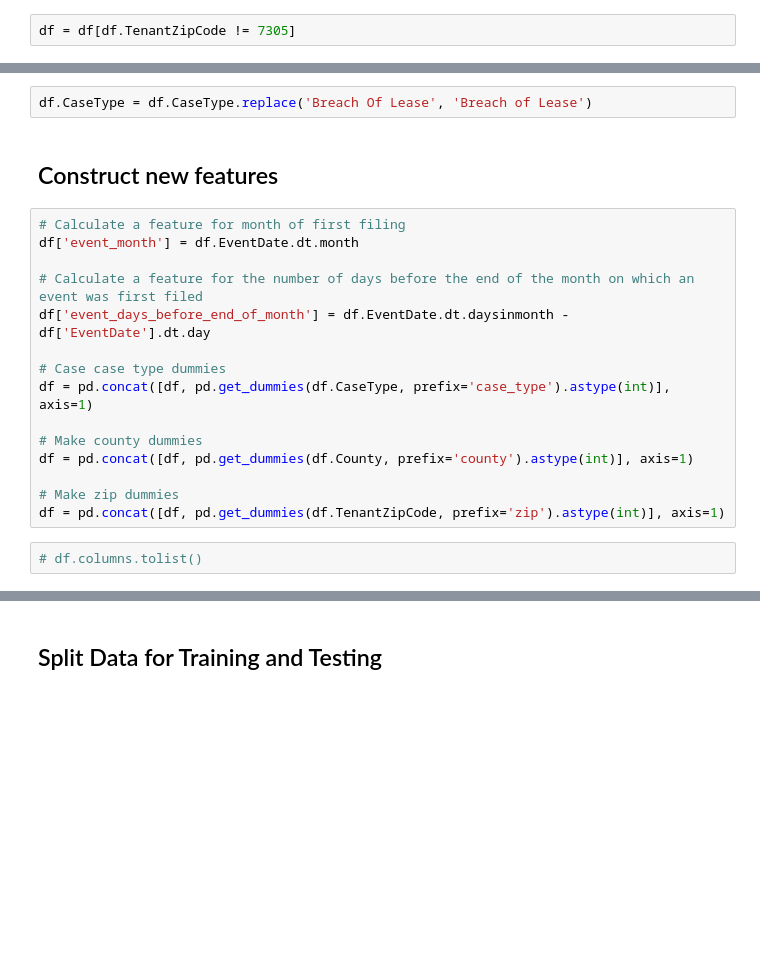
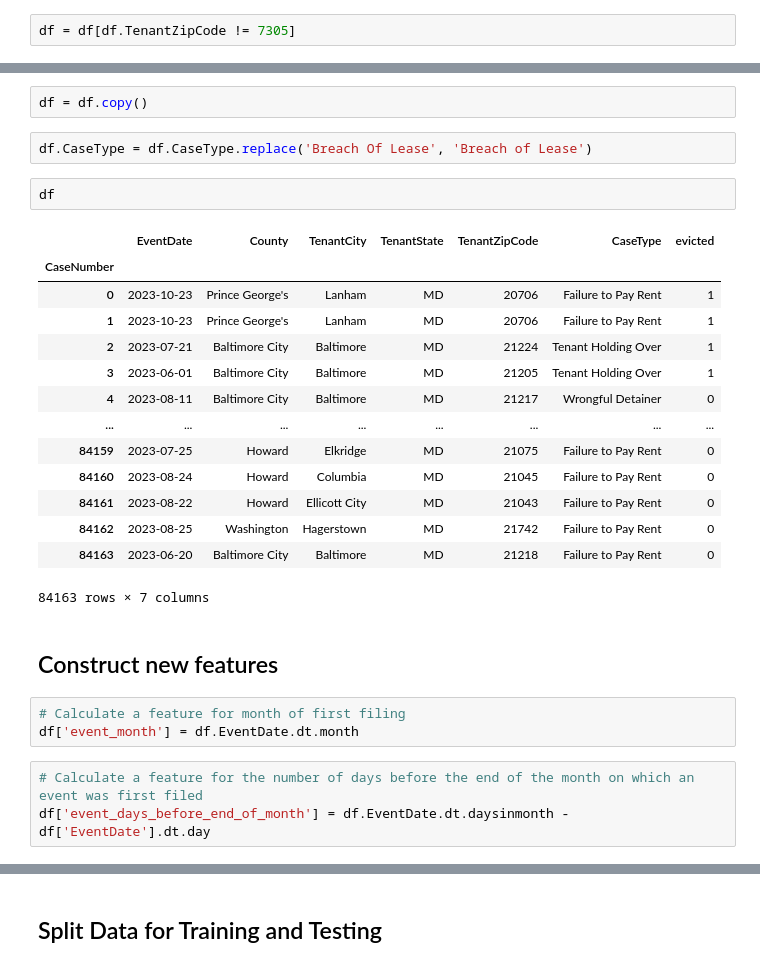
Before and after one commit to stg12793/ursp688y_sp2025, a Jupyter notebook: demos/demo12/demo12_live.ipynb, the cells around one changed output, grey strips where cells are left out. Cells and saved outputs as stored; diff of their text form; blank space fills up the shorter version.

```diff
--- a/demos/demo12/demo12_live.ipynb
+++ b/demos/demo12/demo12_live.ipynb
@@ -62,21 +103,29 @@ df.CaseType.value_counts()
+# %%
+df = df.copy()
 # %%
 df.CaseType = df.CaseType.replace('Breach Of Lease', 'Breach of Lease')
+# %%
+df
+# %% [output]
+|  | EventDate | County | TenantCity | TenantState | TenantZipCode | CaseType | evicted |
+| CaseNumber |  |  |  |  |  |  |  |
+| 0 | 2023-10-23 | Prince George's | Lanham | MD | 20706 | Failure to Pay Rent | 1 |
+| 1 | 2023-10-23 | Prince George's | Lanham | MD | 20706 | Failure to Pay Rent | 1 |
+| 2 | 2023-07-21 | Baltimore City | Baltimore | MD | 21224 | Tenant Holding Over | 1 |
+| 3 | 2023-06-01 | Baltimore City | Baltimore | MD | 21205 | Tenant Holding Over | 1 |
+| 4 | 2023-08-11 | Baltimore City | Baltimore | MD | 21217 | Wrongful Detainer | 0 |
+| ... | ... | ... | ... | ... | ... | ... | ... |
+| 84159 | 2023-07-25 | Howard | Elkridge | MD | 21075 | Failure to Pay Rent | 0 |
+| 84160 | 2023-08-24 | Howard | Columbia | MD | 21045 | Failure to Pay Rent | 0 |
+| 84161 | 2023-08-22 | Howard | Ellicott City | MD | 21043 | Failure to Pay Rent | 0 |
+| 84162 | 2023-08-25 | Washington | Hagerstown | MD | 21742 | Failure to Pay Rent | 0 |
+| 84163 | 2023-06-20 | Baltimore City | Baltimore | MD | 21218 | Failure to Pay Rent | 0 |
+84163 rows × 7 columns
 # %% [markdown]
 ## Construct new features
-# %%
-# Calculate a feature for month of first filing
-df['event_month'] = df.EventDate.dt.month
-
-# Calculate a feature for the number of days before the end of the month on which an event was first filed
-df['event_days_before_end_of_month'] = df.EventDate.dt.daysinmonth - df['EventDate'].dt.day
-
-# Case case type dummies
-df = pd.concat([df, pd.get_dummies(df.CaseType, prefix='case_type').astype(int)], axis=1)
-
-# Make county dummies
-df = pd.concat([df, pd.get_dummies(df.County, prefix='county').astype(int)], axis=1)
-
-# Make zip dummies
-df = pd.concat([df, pd.get_dummies(df.TenantZipCode, prefix='zip').astype(int)], axis=1)
-# %%
-# df.columns.tolist()
+# %%
+# Calculate a feature for month of first filing
+df['event_month'] = df.EventDate.dt.month
+# %%
+# Calculate a feature for the number of days before the end of the month on which an event was first filed
+df['event_days_before_end_of_month'] = df.EventDate.dt.daysinmonth - df['EventDate'].dt.day
```
Also changed, not shown: parts of 22 cells of this notebook.
